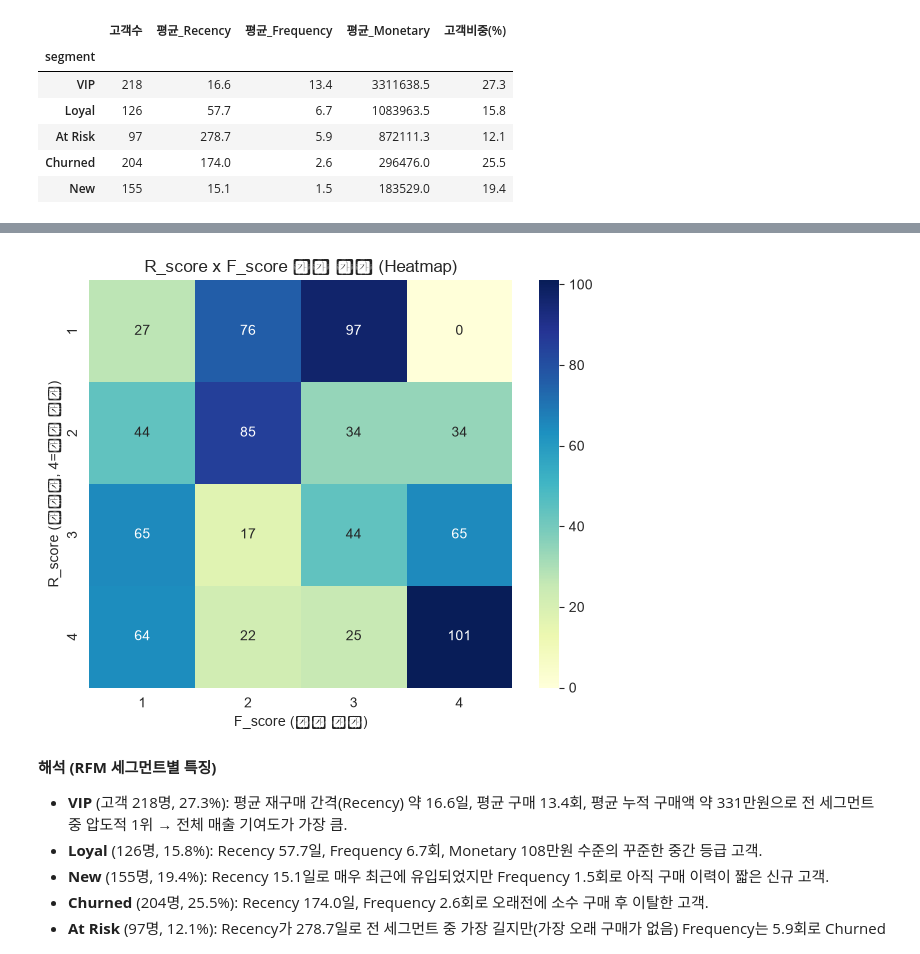
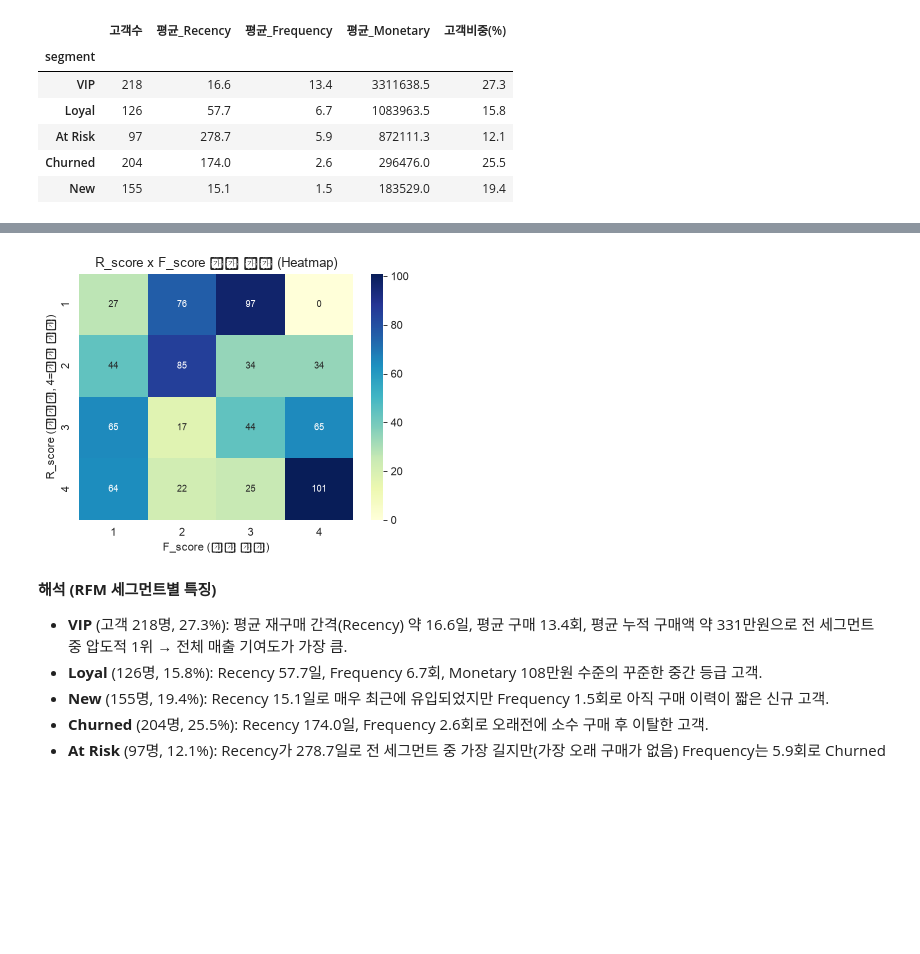
Before and after one commit to KANGSIK-SEO/targetfirst, a Jupyter notebook: notebooks/analysis_report.ipynb, the cells around one changed output, grey strips where cells are left out. Cells and saved outputs as stored; diff of their text form; code cells hidden in the pictures; blank space fills up the shorter version.

```diff
--- a/notebooks/analysis_report.ipynb
+++ b/notebooks/analysis_report.ipynb
@@ -19,7 +19,9 @@ import seaborn as sns
 
 from pipeline import DataAnalyzer
 
-plt.rcParams["figure.figsize"] = (8, 5)
+plt.rcParams["figure.figsize"] = (7, 4.3)
+plt.rcParams["figure.dpi"] = 80
+plt.rcParams["savefig.dpi"] = 80
 plt.rcParams["axes.unicode_minus"] = False
 sns.set_style("whitegrid")
 
@@ -357,14 +359,14 @@ Passing `palette` without assigning `hue` is deprecated and will be removed in v
 # %%
 pivot = rfm.pivot_table(index="R_score", columns="F_score", values="customer_id", aggfunc="count", fill_value=0)
-plt.figure(figsize=(6, 5))
-sns.heatmap(pivot, annot=True, fmt="d", cmap="YlGnBu")
+plt.figure(figsize=(5, 4))
+sns.heatmap(pivot, annot=True, fmt="d", cmap="YlGnBu", annot_kws={"size": 8})
 plt.title("R_score x F_score 고객 분포 (Heatmap)")
 plt.xlabel("F_score (구매 빈도)")
 plt.ylabel("R_score (최근성, 4=가장 최근)")
 plt.tight_layout()
 plt.show()
 # %% [output]
-[figure, old version]
+[figure, new version]
 # %% [markdown]
 **해석 (RFM 세그먼트별 특징)**
 - **VIP** (고객 218명, 27.3%): 평균 재구매 간격(Recency) 약 16.6일, 평균 구매 13.4회,
```
Also changed, not shown: parts of 10 cells of this notebook, 1 other file.
